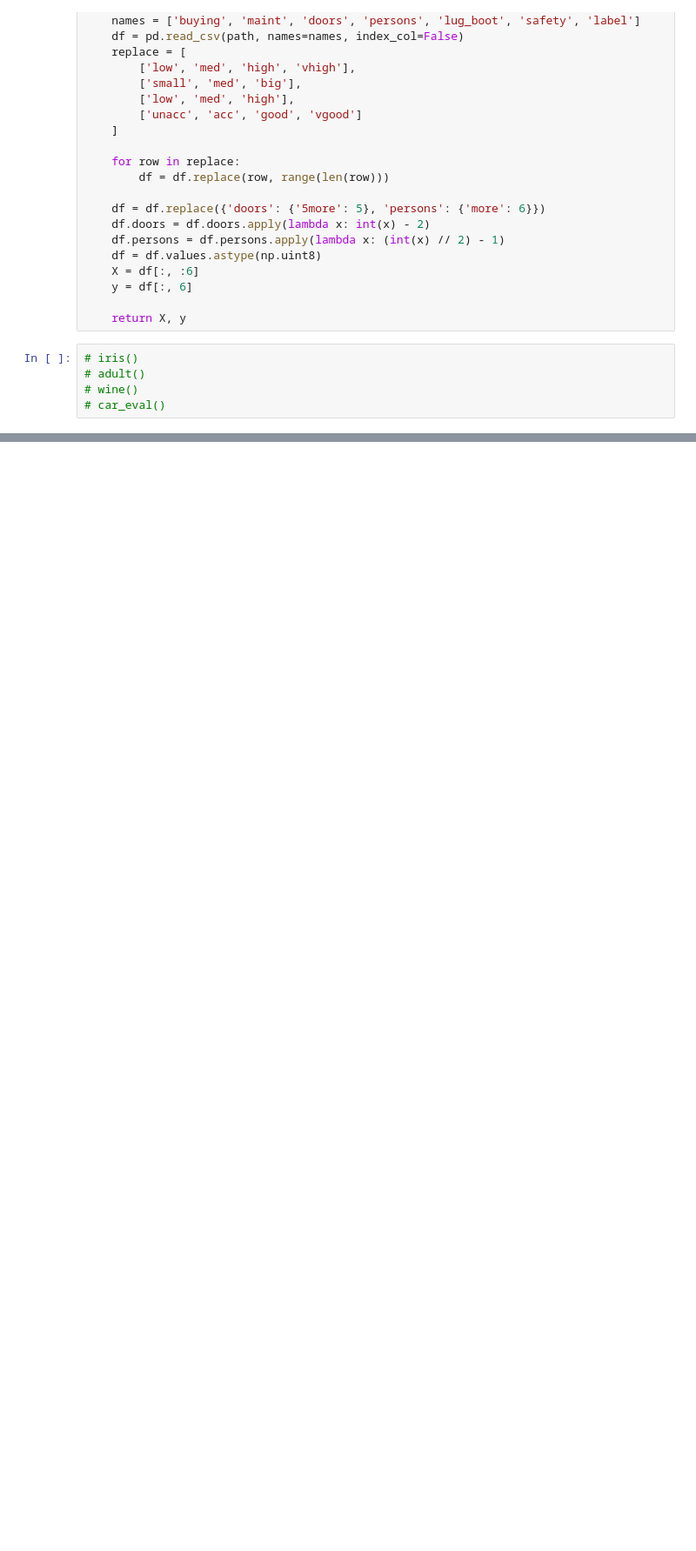
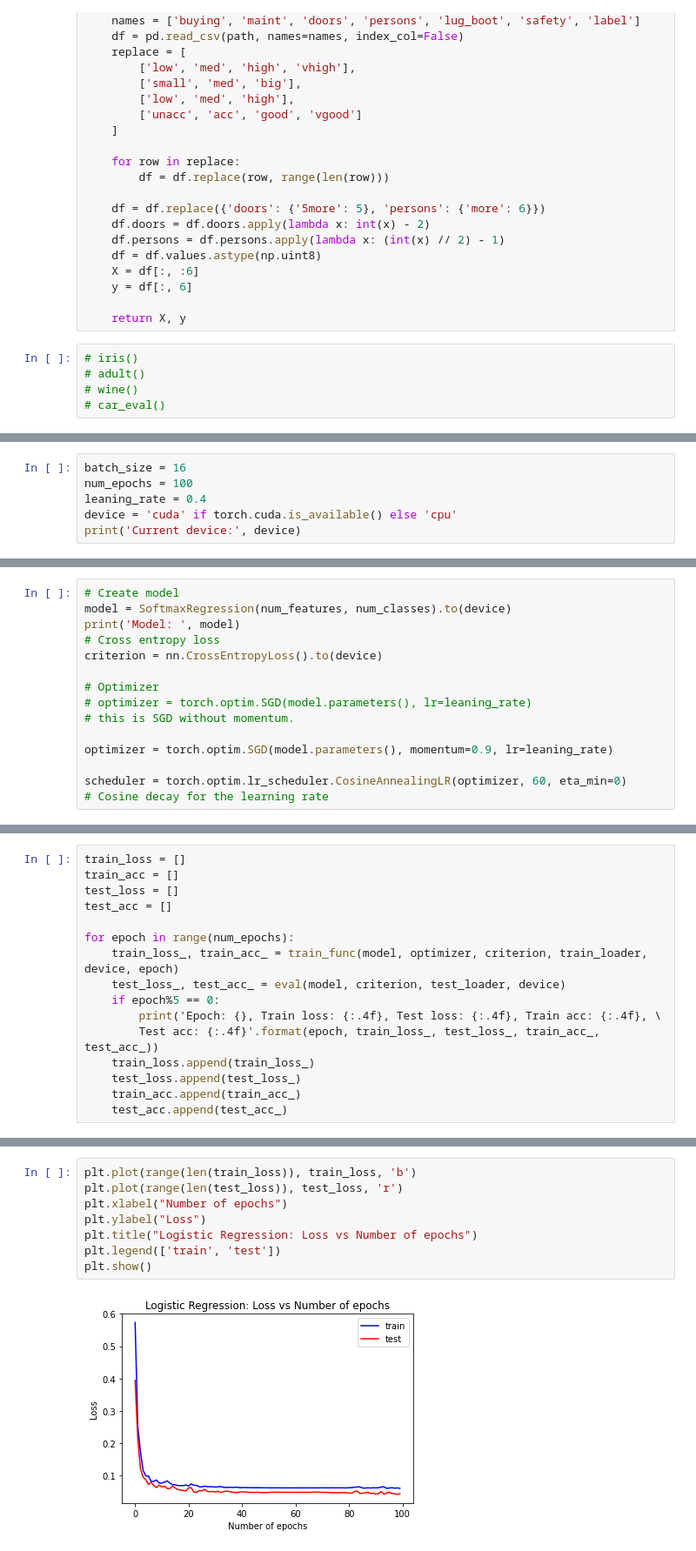
Before and after one commit to jinyingtld/python, a Jupyter notebook: AI6103_tutorial.ipynb, the cells around one changed output, grey strips where cells are left out. Shown at 87% size. Saved outputs shown, nothing was run; the diff lists cells and outputs as text; blank space fills up the shorter version.

```diff
--- a/AI6103_tutorial.ipynb
+++ b/AI6103_tutorial.ipynb
@@ -106,0 +212,6 @@ def car_eval():
+# %%
+batch_size = 16
+num_epochs = 100
+leaning_rate = 0.4
+device = 'cuda' if torch.cuda.is_available() else 'cpu'
+print('Current device:', device)
@@ -106,0 +250,15 @@ def car_eval():
+# %%
+# Create model
+model = SoftmaxRegression(num_features, num_classes).to(device)
+print('Model: ', model)
+# Cross entropy loss
+criterion = nn.CrossEntropyLoss().to(device)
+
+# Optimizer
+# optimizer = torch.optim.SGD(model.parameters(), lr=leaning_rate)
+# this is SGD without momentum.
+
+optimizer = torch.optim.SGD(model.parameters(), momentum=0.9, lr=leaning_rate)
+
+scheduler = torch.optim.lr_scheduler.CosineAnnealingLR(optimizer, 60, eta_min=0)
+# Cosine decay for the learning rate
@@ -106,0 +329,16 @@ def car_eval():
+# %%
+train_loss = []
+train_acc = []
+test_loss = []
+test_acc = []
+
+for epoch in range(num_epochs):
+    train_loss_, train_acc_ = train_func(model, optimizer, criterion, train_loader, device, epoch)
+    test_loss_, test_acc_ = eval(model, criterion, test_loader, device)
+    if epoch%5 == 0:
+        print('Epoch: {}, Train loss: {:.4f}, Test loss: {:.4f}, Train acc: {:.4f}, \
+        Test acc: {:.4f}'.format(epoch, train_loss_, test_loss_, train_acc_, test_acc_))
+    train_loss.append(train_loss_)
+    test_loss.append(test_loss_)
+    train_acc.append(train_acc_)
+    test_acc.append(test_acc_)
@@ -106,0 +368,10 @@ def car_eval():
+# %%
+plt.plot(range(len(train_loss)), train_loss, 'b')
+plt.plot(range(len(test_loss)), test_loss, 'r')
+plt.xlabel("Number of epochs")
+plt.ylabel("Loss")
+plt.title("Logistic Regression: Loss vs Number of epochs")
+plt.legend(['train', 'test'])
+plt.show()
+# %% [output]
+[figure, added]
```
Also changed, not shown: parts of 23 cells of this notebook.
